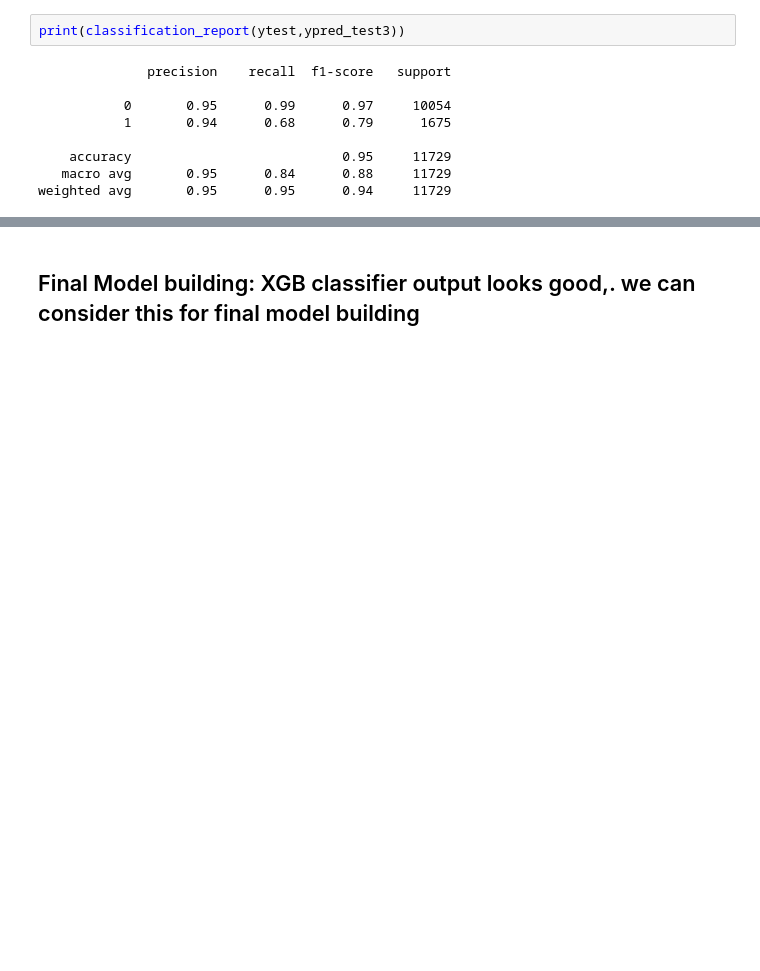
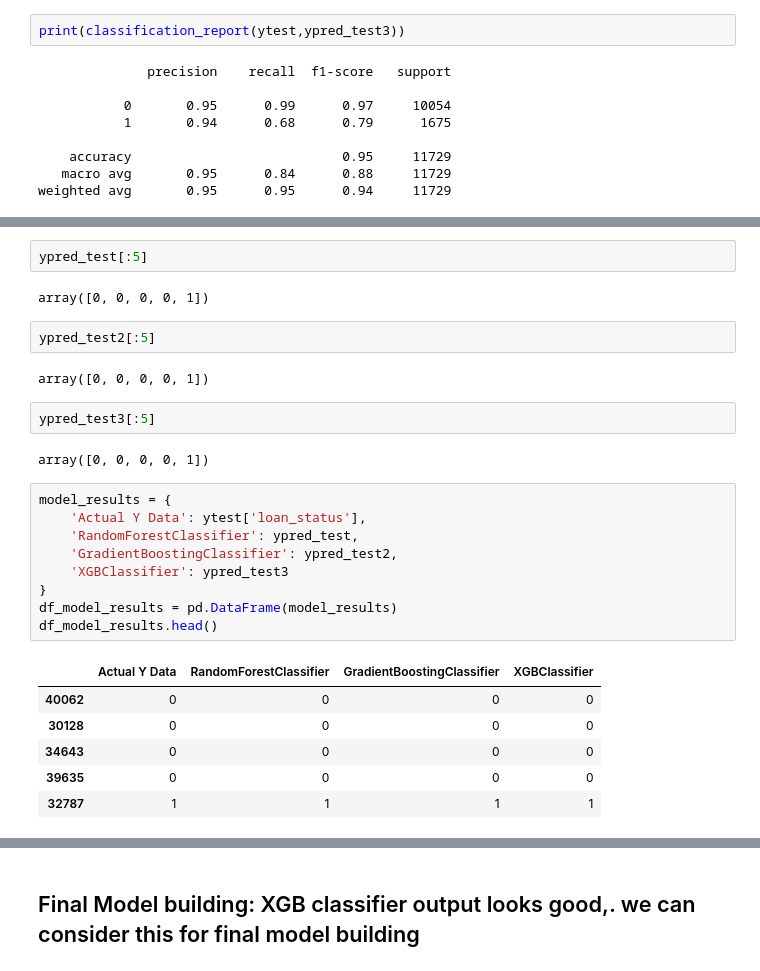
Before and after one commit to ganesh-207/Machine_learning, a Jupyter notebook: Ensemble/RandomForest_GradientBoost_XGBoost.ipynb, the cells around one changed output, grey strips where cells are left out. Drawn from its saved outputs; the diff is of its cells as text; blank space fills up the shorter version.

```diff
--- a/Ensemble/RandomForest_GradientBoost_XGBoost.ipynb
+++ b/Ensemble/RandomForest_GradientBoost_XGBoost.ipynb
@@ -514,0 +534,28 @@ weighted avg       0.95      0.95      0.94     11729
+# %%
+ypred_test[:5]
+# %% [output]
+array([0, 0, 0, 0, 1])
+# %%
+ypred_test2[:5]
+# %% [output]
+array([0, 0, 0, 0, 1])
+# %%
+ypred_test3[:5]
+# %% [output]
+array([0, 0, 0, 0, 1])
+# %%
+model_results = {
+    'Actual Y Data': ytest['loan_status'],
+    'RandomForestClassifier': ypred_test,
+    'GradientBoostingClassifier': ypred_test2,
+    'XGBClassifier': ypred_test3
+}
+df_model_results = pd.DataFrame(model_results)
+df_model_results.head()
+# %% [output]
+|  | Actual Y Data | RandomForestClassifier | GradientBoostingClassifier | XGBClassifier |
+| 40062 | 0 | 0 | 0 | 0 |
+| 30128 | 0 | 0 | 0 | 0 |
+| 34643 | 0 | 0 | 0 | 0 |
+| 39635 | 0 | 0 | 0 | 0 |
+| 32787 | 1 | 1 | 1 | 1 |
```
Also changed, not shown: parts of 7 cells of this notebook.
